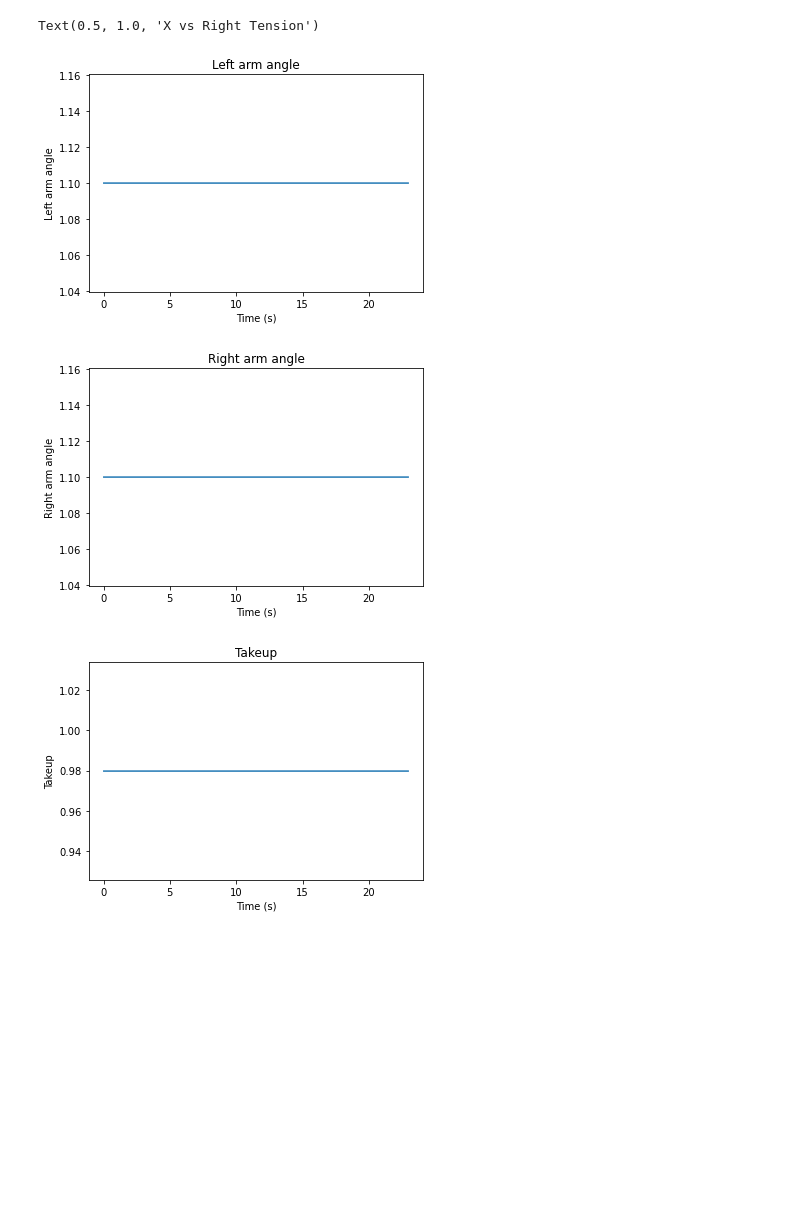
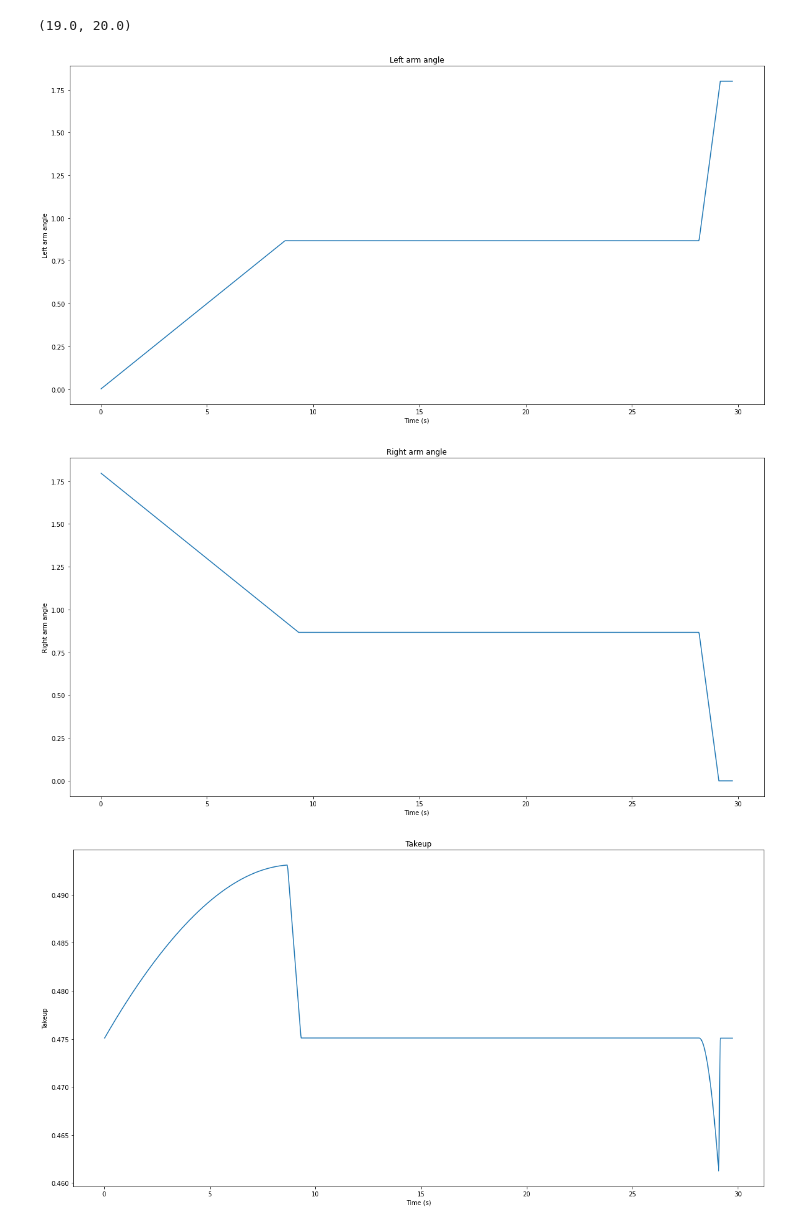
Before and after one commit to caltechcaos/LATTICE-Autonomy-Research, a Jupyter notebook: ShuttleModeling/ComplexShuttleSim.ipynb, the cells around one changed output. Saved outputs shown, nothing was run; the diff lists cells and outputs as text; code cells hidden in the pictures; blank space fills up the shorter version.

```diff
--- a/ShuttleModeling/ComplexShuttleSim.ipynb
+++ b/ShuttleModeling/ComplexShuttleSim.ipynb
@@ -23,0 +35,3 @@ import numpy as np
+# %%
+max_a = get_needed_takeup_angle(mintakeup)
+max_a
@@ -23,0 +40,3 @@ import numpy as np
+# %%
+relative_slope = get_needed_takeup_angles(mintakeup) / (get_needed_takeup_angles(mintakeup) - max_a)
+relative_slope
@@ -23,0 +45,2 @@ import numpy as np
+# %%
+stake_transition_dist = 0.08
@@ -58,13 +106,12 @@ def get_start_array(larm, rarm):
     tr = -((-g*lencable*mshuttle*x+g*mshuttle*poscable*x+g*mshuttle*takeup*x)/(cablespan*y))
     return np.array([larm, rarm, takeup, poscable, x, y, tl, tr])
 # %%
-sim_time = 50
+sim_time = 1000
 sim_step_time = 0.02
-left_arm_start_angle = 1.1
-right_arm_start_angle = 1.1
-cable_length = 26
-stake_span = 25
-max_dist = .5 * (cable_length + stake_span)
+left_arm_start_angle = 0.00001
+right_arm_start_angle = max_a
+
+max_dist = .5 * (lencable + cablespan)
 print(max_dist)
 start_state = get_start_array(left_arm_start_angle, right_arm_start_angle)
 print(start_state)
@@ -73,13 +120,12 @@ time = []
 
 output = np.zeros((0, 8))
 for step in range(int(sim_time / sim_step_time)):
-    if integrator.y[3] >= stake_span - start_state[3]:
-        print("Max sim distance hit, exiting")
-        print(integrator.y[3])
-        break
+
     try:
         integrator.step()
+        pass
     except ValueError as e:
+        print(integrator.y)
         print(f"Sim step failed, exiting: at {integrator.y[3]}")
         break
 
@@ -99,24 +144,31 @@ import matplotlib.pyplot as plt
 # %%
 var_list = ["Left arm angle", "Right arm angle", "Takeup", "Distance on cable", "X Pos", "Y Pos", "Left Tension", "Right Tension"]
 for state in range(output.shape[1]):
-    plt.figure()
+    plt.figure(figsize=(20,10))
     plt.plot(time, output[:, state])
     plt.title(var_list[state])
     plt.xlabel("Time (s)")
     plt.ylabel(f"{var_list[state]}")
+    plt.savefig(f"{var_list[state]} for {lencable}m cable over {cablespan}m.png")
 
-plt.figure()
+plt.figure(figsize=(20,10))
 plt.plot(output[:, 4], -1 * output[:, 5])
-plt.title("X vs Y")
+plt.title("Shuttle Path")
 plt.ylim([-1, 0])
 plt.axvline(x = 0, color = 'b')
-plt.axvline(x = 25, color = 'b')
+plt.axvline(x = cablespan, color = 'b')
+plt.savefig(f"Path for {lencable}m cable over {cablespan}m.png")
 
-plt.figure()
+plt.figure(figsize=(20,10))
 plt.plot(output[:, 4], -1 * output[:, 7])
 plt.title("X vs Right Tension")
+plt.xlim([19, 20])
+plt.figure(figsize=(20,10))
+plt.plot(output[:, 4], -1 * output[:, 6])
+plt.title("X vs Left  Tension")
+plt.xlim([19, 20])
 # %% [output]
-Text(0.5, 1.0, 'X vs Right Tension')
+(19.0, 20.0)
-[figure, old version]
+[figure, new version]
-[figure, old version]
+[figure, new version]
-[figure, old version]
+[figure, new version]
```
Also changed, not shown: parts of 25 cells of this notebook, 4 other files.
